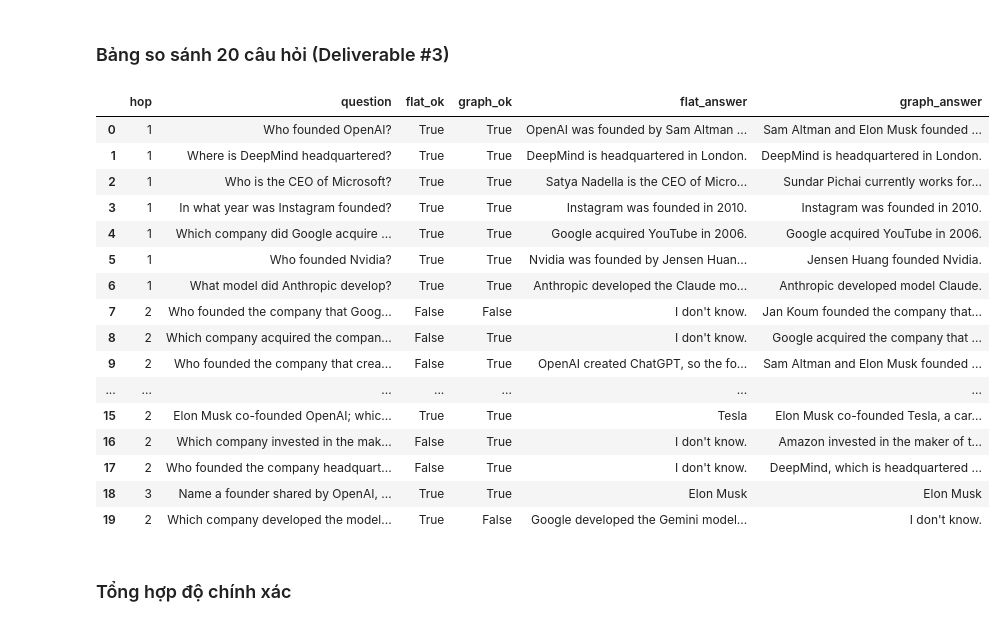
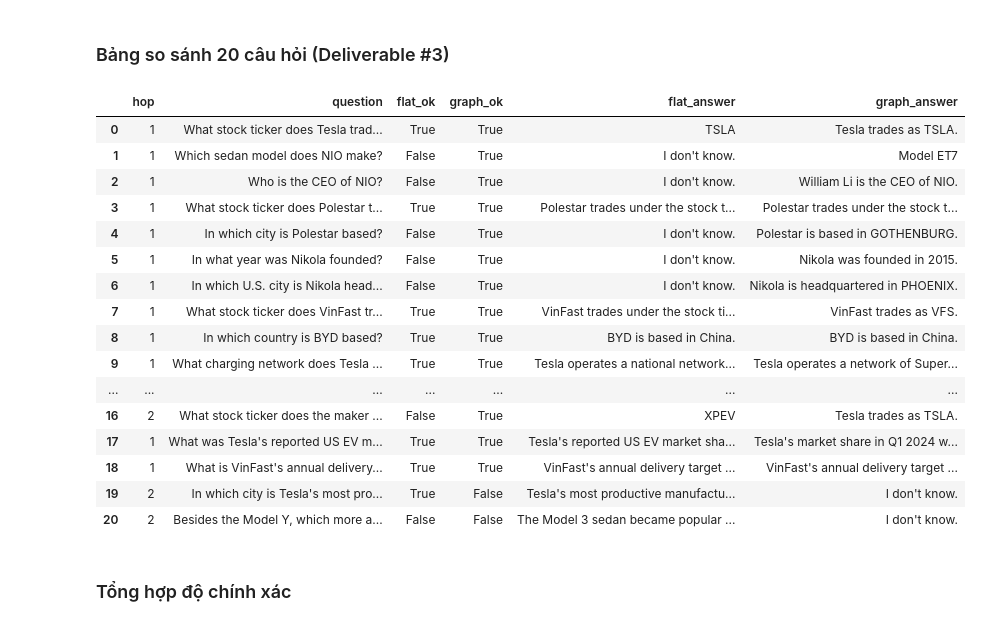
Before and after one commit to CapViet/2A202600769-Nguyen-Duc-Kien-Trung-Day19, a Jupyter notebook: Day19_GraphRAG.ipynb, the cells around one changed output. Saved outputs shown, nothing was run; the diff lists cells and outputs as text; code cells hidden in the pictures.

```diff
--- a/Day19_GraphRAG.ipynb
+++ b/Day19_GraphRAG.ipynb
@@ -641,0 +214,9 @@ print("\nĐã chạy xong 20 câu hỏi.")
+# %%
+demo_q = "What stock ticker does Polestar trade under?"
+ans, ctx, seeds = gc.graphrag_answer(demo_q, G, k=2)
+print("Câu hỏi :", demo_q)
+print("Seeds   :", seeds)
+print("Subgraph facts:")
+for line in ctx.split("\n")[:12]:
+    print("   ", line)
+print("\nGraphRAG:", ans)
@@ -641,0 +247,7 @@ print("\nĐã chạy xong 20 câu hỏi.")
+# %%
+flat = gc.FlatRAG([c["text"] for c in CHUNKS])
+a, passages = flat.answer(demo_q, k=4)
+print("Flat RAG top-4 passages (rút gọn):")
+for p in passages:
+    print("   -", p[:110], "...")
+print("\nFlat RAG:", a)
@@ -641,0 +269,25 @@ print("\nĐã chạy xong 20 câu hỏi.")
+# %%
+def is_correct(answer, ref):
+    a = answer.lower()
+    if "i don't know" in a or "i do not know" in a:
+        return False
+    core = re.sub(r"\(.*?\)", " ", ref)
+    keys = [w for w in re.findall(r"[A-Za-z0-9.\-]+", core) if w[0].isupper() or w[0].isdigit()]
+    stop = {"founder","of","ceo","the","and","in","name","a","model","city","country","maker","company"}
+    keys = [w.lower() for w in keys if w.lower() not in stop and len(w) > 1]
+    return all(k in a for k in keys) if keys else False
+
+reset = gc.reset_stats(); gc.reset_stats()
+rows = []
+for item in BENCHMARK:
+    q, ref, hop = item["q"], item["ref"], item["hop"]
+    g_ans, _, _ = gc.graphrag_answer(q, G, k=2)
+    f_ans, _ = flat.answer(q, k=4)
+    rows.append({"hop": hop, "question": q, "reference": ref,
+                 "flat_answer": f_ans, "flat_ok": is_correct(f_ans, ref),
+                 "graph_answer": g_ans, "graph_ok": is_correct(g_ans, ref)})
+    print(f"[hop {hop}] {q[:44]:44s} | Flat {'OK ' if rows[-1]['flat_ok'] else 'X  '}"
+          f"| Graph {'OK' if rows[-1]['graph_ok'] else 'X'}")
+EVAL_STATS = dict(gc.STATS)
+df = pd.DataFrame(rows)
+print("\nXong 20 câu hỏi.")
@@ -642,26 +312,26 @@ print("\nĐã chạy xong 20 câu hỏi.")
 # %% [markdown]
 ### Bảng so sánh 20 câu hỏi (Deliverable #3)
 # %%
-pd.set_option("display.max_colwidth", 60)
+pd.set_option("display.max_colwidth", 55)
 df[["hop","question","flat_ok","graph_ok","flat_answer","graph_answer"]]
 # %% [output]
 |  | hop | question | flat_ok | graph_ok | flat_answer | graph_answer |
-| 0 | 1 | Who founded OpenAI? | True | True | OpenAI was founded by Sam Altman ... | Sam Altman and Elon Musk founded ... |
-| 1 | 1 | Where is DeepMind headquartered? | True | True | DeepMind is headquartered in London. | DeepMind is headquartered in London. |
-| 2 | 1 | Who is the CEO of Microsoft? | True | True | Satya Nadella is the CEO of Micro... | Sundar Pichai currently works for... |
-| 3 | 1 | In what year was Instagram founded? | True | True | Instagram was founded in 2010. | Instagram was founded in 2010. |
-| 4 | 1 | Which company did Google acquire ... | True | True | Google acquired YouTube in 2006. | Google acquired YouTube in 2006. |
-| 5 | 1 | Who founded Nvidia? | True | True | Nvidia was founded by Jensen Huan... | Jensen Huang founded Nvidia. |
-| 6 | 1 | What model did Anthropic develop? | True | True | Anthropic developed the Claude mo... | Anthropic developed model Claude. |
-| 7 | 2 | Who founded the company that Goog... | False | False | I don't know. | Jan Koum founded the company that... |
-| 8 | 2 | Which company acquired the compan... | False | True | I don't know. | Google acquired the company that ... |
-| 9 | 2 | Who founded the company that crea... | False | True | OpenAI created ChatGPT, so the fo... | Sam Altman and Elon Musk founded ... |
+| 0 | 1 | What stock ticker does Tesla trad... | True | True | TSLA | Tesla trades as TSLA. |
+| 1 | 1 | Which sedan model does NIO make? | False | True | I don't know. | Model ET7 |
+| 2 | 1 | Who is the CEO of NIO? | False | True | I don't know. | William Li is the CEO of NIO. |
+| 3 | 1 | What stock ticker does Polestar t... | True | True | Polestar trades under the stock t... | Polestar trades under the stock t... |
+| 4 | 1 | In which city is Polestar based? | False | True | I don't know. | Polestar is based in GOTHENBURG. |
+| 5 | 1 | In what year was Nikola founded? | False | True | I don't know. | Nikola was founded in 2015. |
+| 6 | 1 | In which U.S. city is Nikola head... | False | True | I don't know. | Nikola is headquartered in PHOENIX. |
+| 7 | 1 | What stock ticker does VinFast tr... | True | True | VinFast trades under the stock ti... | VinFast trades as VFS. |
+| 8 | 1 | In which country is BYD based? | True | True | BYD is based in China. | BYD is based in China. |
+| 9 | 1 | What charging network does Tesla ... | True | True | Tesla operates a national network... | Tesla operates a network of Super... |
 | ... | ... | ... | ... | ... | ... | ... |
-| 15 | 2 | Elon Musk co-founded OpenAI; whic... | True | True | Tesla | Elon Musk co-founded Tesla, a car... |
-| 16 | 2 | Which company invested in the mak... | False | True | I don't know. | Amazon invested in the maker of t... |
-| 17 | 2 | Who founded the company headquart... | False | True | I don't know. | DeepMind, which is headquartered ... |
-| 18 | 3 | Name a founder shared by OpenAI, ... | True | True | Elon Musk | Elon Musk |
-| 19 | 2 | Which company developed the model... | True | False | Google developed the Gemini model... | I don't know. |
+| 16 | 2 | What stock ticker does the maker ... | False | True | XPEV | Tesla trades as TSLA. |
+| 17 | 1 | What was Tesla's reported US EV m... | True | True | Tesla's reported US EV market sha... | Tesla's market share in Q1 2024 w... |
+| 18 | 1 | What is VinFast's annual delivery... | True | True | VinFast's annual delivery target ... | VinFast's annual delivery target ... |
+| 19 | 2 | In which city is Tesla's most pro... | True | False | Tesla's most productive manufactu... | I don't know. |
+| 20 | 2 | Besides the Model Y, which more a... | False | False | The Model 3 sedan became popular ... | I don't know. |
 # %% [markdown]
 ### Tổng hợp độ chính xác
 # %%
```
Also changed, not shown: parts of 49 cells of this notebook, 17 other files.
